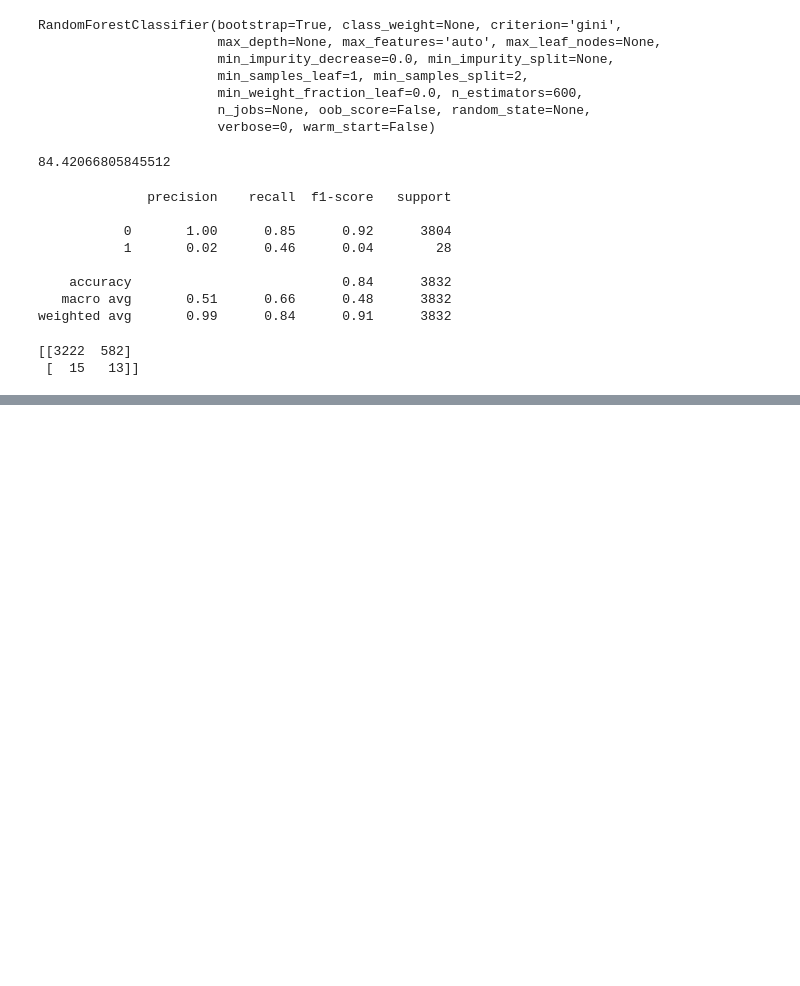
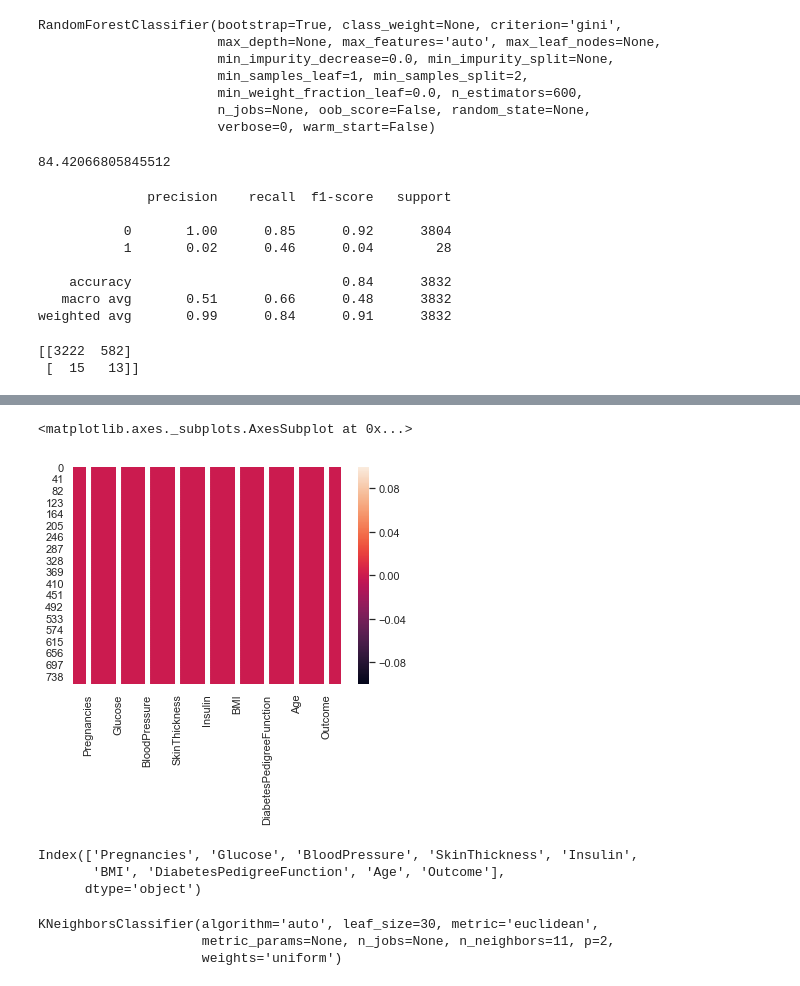
Before and after one commit to Ashokkumar2410/machinelearning, a Jupyter notebook: SimplilearnML.ipynb, the cells around one changed output, grey strips where cells are left out. Drawn from its saved outputs; the diff is of its cells as text; code cells hidden in the pictures; blank space fills up the shorter version.

```diff
--- a/SimplilearnML.ipynb
+++ b/SimplilearnML.ipynb
@@ -898,0 +935,12 @@ print(confusion_matrix(RF_y_pred,y_test))
+# %%
+sns.set_style('white')
+sns.heatmap(diabates_df.isnull(),annot=True)
+# %% [output]
+<matplotlib.axes._subplots.AxesSubplot at 0x...>
+[figure, added]
+# %%
+diabates_df.columns
+# %% [output]
+Index(['Pregnancies', 'Glucose', 'BloodPressure', 'SkinThickness', 'Insulin',
+       'BMI', 'DiabetesPedigreeFunction', 'Age', 'Outcome'],
+      dtype='object')
@@ -898,0 +954,6 @@ print(confusion_matrix(RF_y_pred,y_test))
+# %%
+KNN.fit(X_train,y_train)
+# %% [output]
+KNeighborsClassifier(algorithm='auto', leaf_size=30, metric='euclidean',
+                     metric_params=None, n_jobs=None, n_neighbors=11, p=2,
+                     weights='uniform')
```
Also changed, not shown: parts of 24 cells of this notebook.
